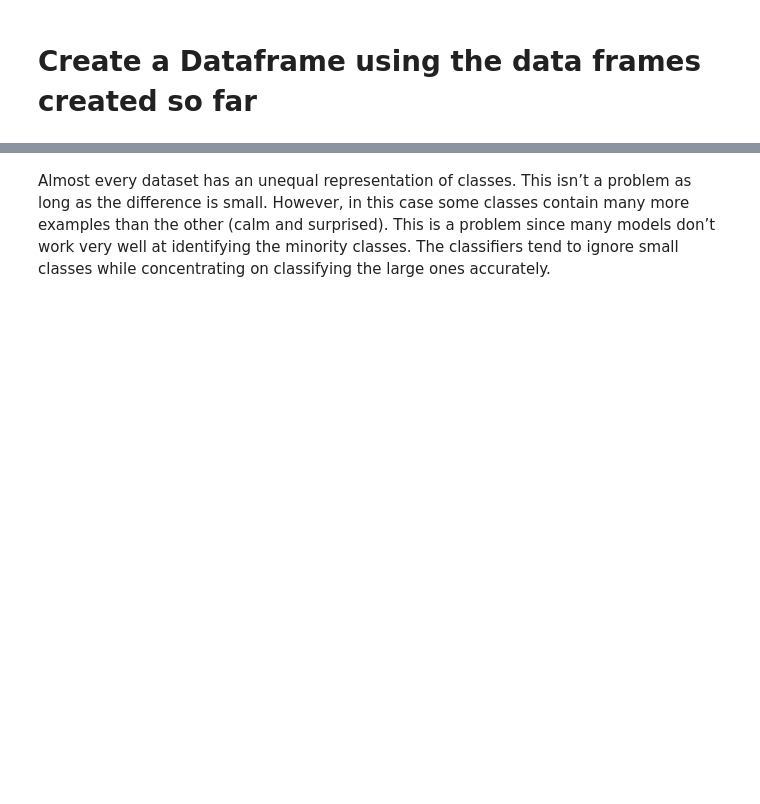
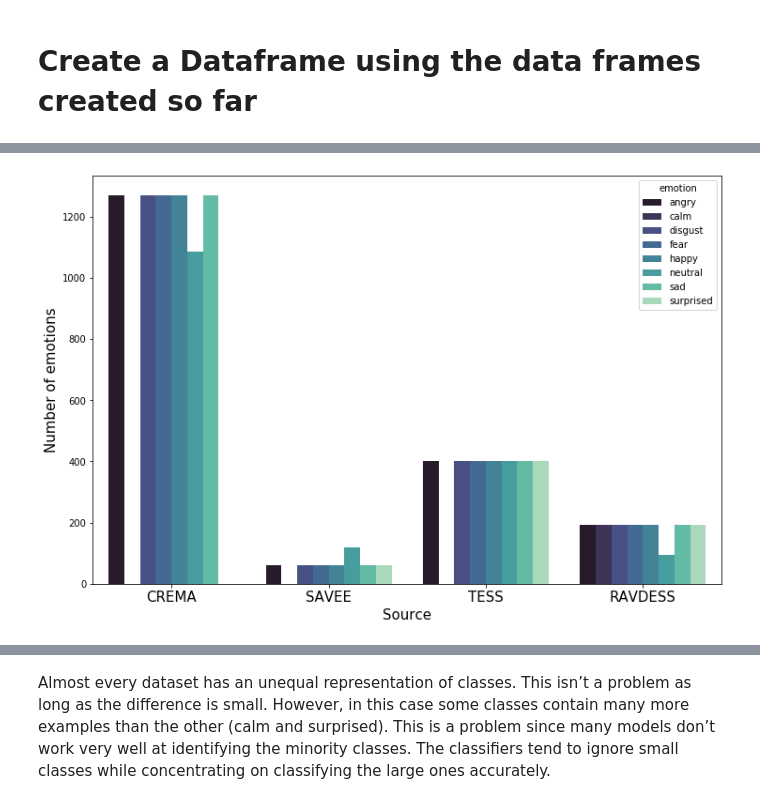
Before and after one commit to nlygar/bda_project, a Jupyter notebook: 01_Exploring_data.ipynb, the cells around one changed output, grey strips where cells are left out. Saved outputs shown, nothing was run; the diff lists cells and outputs as text; code cells hidden in the pictures; blank space fills up the shorter version.

```diff
--- a/01_Exploring_data.ipynb
+++ b/01_Exploring_data.ipynb
@@ -151,6 +174,7 @@ def actor_f(num):
 # %%
 # map the digits to a human-readable text
 crema_audio_dict['actor_gender'] = crema_audio_dict.actor.apply(actor_f)
+crema_audio_dict['source'] = 'CREMA'
 crema_audio_dict.statement = crema_audio_dict.statement.map(statement)
 crema_audio_dict.emotion = crema_audio_dict.emotion.map(emotion)
 crema_audio_dict.emotional_intensity = crema_audio_dict.emotional_intensity.map(emotional_intensity)
@@ -204,4 +251,5 @@ emotion = {'a':'angry','d':'disgust','f':'fear','su':'surprised','h':'happy','n'
 savee_audio_dict.emotion = savee_audio_dict.emotion.map(emotion)
 # this dataset contains only male audio files
 savee_audio_dict['actor_gender'] = "male"
+savee_audio_dict['source']='SAVEE'
 savee_audio_dict.head(5)
@@ -231,4 +288,5 @@ for actor in tess_directory_list:
 tess_audio_dict = pd.DataFrame(tess_audio_dict).T
 tess_audio_dict.columns = ['actor','statement','emotion']
 tess_audio_dict['actor_gender'] = "female"
+tess_audio_dict['source']='TESS'
 tess_audio_dict
@@ -253,9 +341,10 @@ fig.tight_layout()
 # %% [markdown]
 # Create a Dataframe using the data frames created so far
 # %%
-RAV_df=rav_audio_dict[["emotion","actor_gender"]]
-CREMA_df=crema_audio_dict[["emotion","actor_gender"]]
+RAV_df=rav_audio_dict[["emotion","actor_gender","source"]]
 
-SAVE_df=savee_audio_dict[["emotion","actor_gender"]]
+CREMA_df=crema_audio_dict[["emotion","actor_gender","source"]]
 
-TESS_df=tess_audio_dict[["emotion","actor_gender"]]
+SAVE_df=savee_audio_dict[["emotion","actor_gender","source"]]
+
+TESS_df=tess_audio_dict[["emotion","actor_gender","source"]]
@@ -276,3 +373,15 @@ df
+# %%
+plt.figure(figsize=(12, 8))
+plt.xticks(fontsize=15)
+
+sns.countplot(x = 'source', hue = "emotion", data = df, palette="mako")
+plt.ylabel('Number of emotions', size=15)
+plt.xlabel('Source', size=15)
+#plt.ylabel('Anzahl der Emotionen', size=15)
+#plt.xlabel('Datensatz', size=15)
+plt.show()
+# %% [output]
+[figure, added]
 # %%
 plt.figure(figsize=(12, 8))
 plt.xticks(fontsize=15)
```
Also changed, not shown: parts of 27 cells of this notebook, 3 other files.
